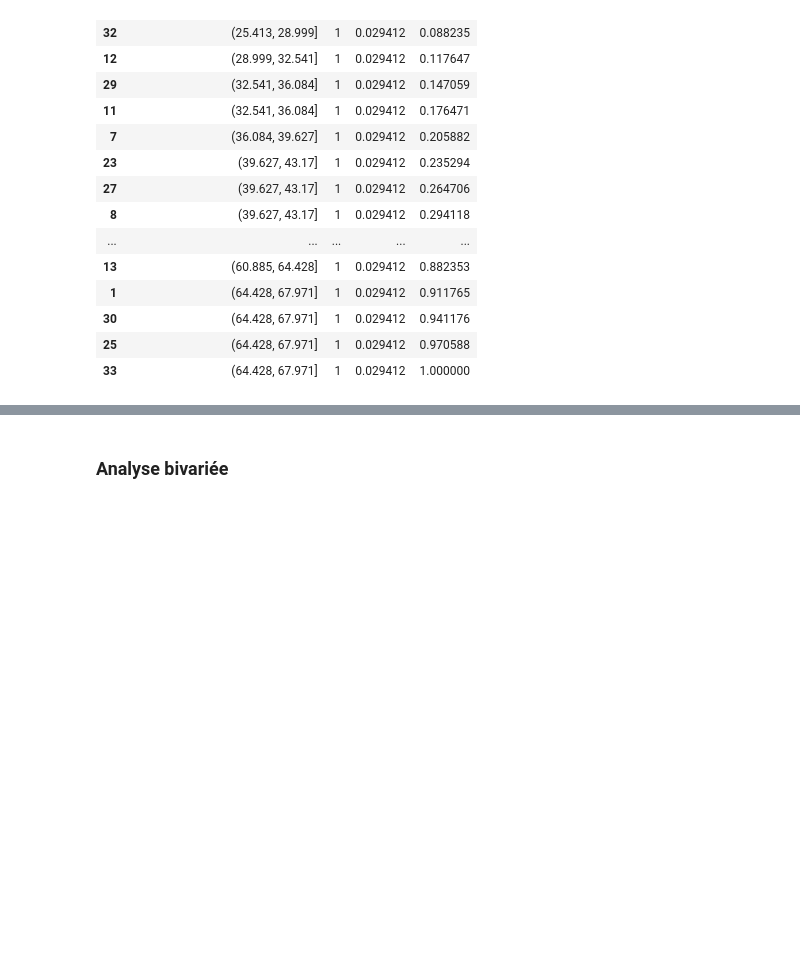
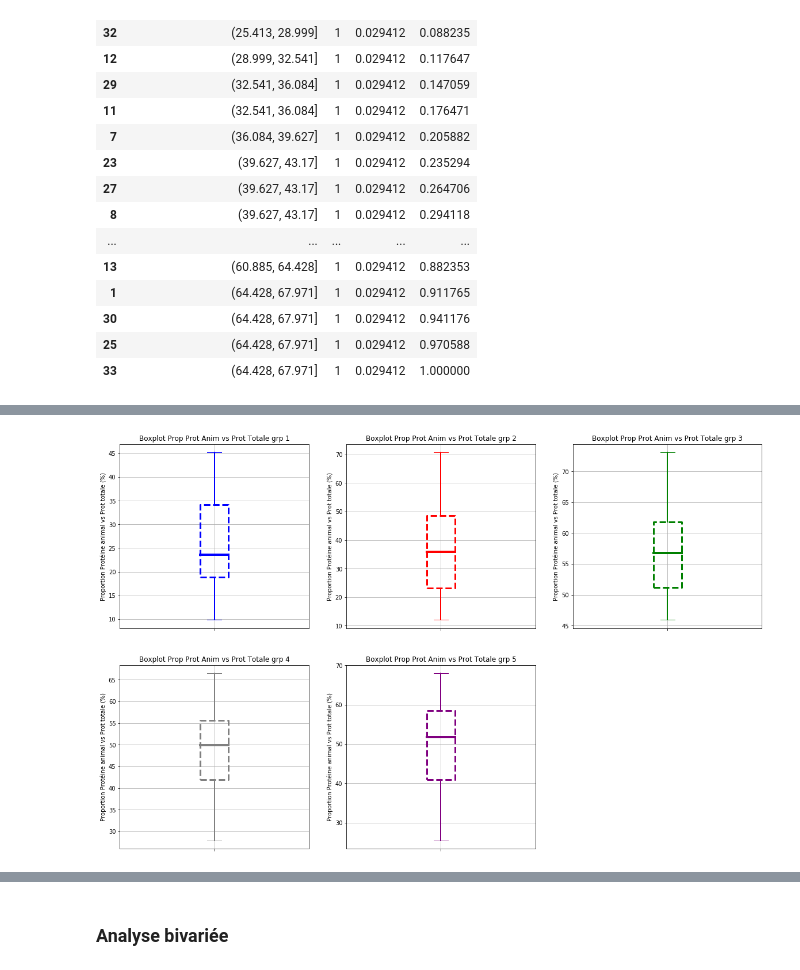
Before and after one commit to Silvock/project_5_prod_market_study, a Jupyter notebook: notebook/Exercice5.ipynb, the cells around one changed output, grey strips where cells are left out. Cells and saved outputs as stored; diff of their text form; code cells hidden in the pictures; blank space fills up the shorter version.

```diff
--- a/notebook/Exercice5.ipynb
+++ b/notebook/Exercice5.ipynb
@@ -1612,0 +1810,94 @@ Variable Proportion de protéines d'origine animale par rapport à la quantité
+# %%
+figure = plt.figure(figsize=(20,20))
+plt.tight_layout()
+plot_df_groupe1= plt.subplot(3,3,1)
+BoxplotElements = df_groupe1.boxplot(column="Proportion de protéines d'origine animale par rapport à la quantité totale de protéines dans la disponibilité alimentaire du pays (%)", showfliers=False,return_type='dict')
+plot_df_groupe1.set_title('Boxplot Prop Prot Anim vs Prot Totale grp 1')
+plot_df_groupe1.set_ylabel('Proportion Protéine animal vs Prot totale (%)')
+plot_df_groupe1.xaxis.set_ticklabels('')
+for element in BoxplotElements['medians']:
+    element.set_color('blue')
+    element.set_linewidth(4)
+for element in BoxplotElements['boxes']:
+    element.set_color('blue')
+    element.set_linewidth(3)
+    element.set_linestyle('dashed')
+for element in BoxplotElements['whiskers']:
+    element.set_color('blue')
+    element.set_linewidth(2)
+for element in BoxplotElements['caps']:
+    element.set_color('blue')
+
+plot_df_groupe2= plt.subplot(3,3,2)
+BoxplotElements = df_groupe2.boxplot(column="Proportion de protéines d'origine animale par rapport à la quantité totale de protéines dans la disponibilité alimentaire du pays (%)", showfliers=False,return_type='dict')
+plot_df_groupe2.set_title('Boxplot Prop Prot Anim vs Prot Totale grp 2')
+plot_df_groupe2.set_ylabel('Proportion Protéine animal vs Prot totale (%)')
+plot_df_groupe2.xaxis.set_ticklabels('')
+for element in BoxplotElements['medians']:
+    element.set_color('red')
+    element.set_linewidth(4)
+for element in BoxplotElements['boxes']:
+    element.set_color('red')
+    element.set_linewidth(3)
+    element.set_linestyle('dashed')
+for element in BoxplotElements['whiskers']:
+    element.set_color('red')
+    element.set_linewidth(2)
+for element in BoxplotElements['caps']:
+    element.set_color('red')
+
+plot_df_groupe3= plt.subplot(3,3,3)
+BoxplotElements = df_groupe3.boxplot(column="Proportion de protéines d'origine animale par rapport à la quantité totale de protéines dans la disponibilité alimentaire du pays (%)", showfliers=False,return_type='dict')
+plot_df_groupe3.set_title('Boxplot Prop Prot Anim vs Prot Totale grp 3')
+plot_df_groupe3.set_ylabel('Proportion Protéine animal vs Prot totale (%)')
+plot_df_groupe3.xaxis.set_ticklabels('')
+for element in BoxplotElements['medians']:
+    element.set_color('green')
+    element.set_linewidth(4)
+for element in BoxplotElements['boxes']:
+    element.set_color('green')
+    element.set_linewidth(3)
+    element.set_linestyle('dashed')
+for element in BoxplotElements['whiskers']:
+    element.set_color('green')
+    element.set_linewidth(2)
+for element in BoxplotElements['caps']:
+    element.set_color('green')
+
+plot_df_groupe4= plt.subplot(3,3,4)
+BoxplotElements = df_groupe4.boxplot(column="Proportion de protéines d'origine animale par rapport à la quantité totale de protéines dans la disponibilité alimentaire du pays (%)", showfliers=False,return_type='dict')
+plot_df_groupe4.set_title('Boxplot Prop Prot Anim vs Prot Totale grp 4')
+plot_df_groupe4.set_ylabel('Proportion Protéine animal vs Prot totale (%)')
+plot_df_groupe4.xaxis.set_ticklabels('')
+for element in BoxplotElements['medians']:
+    element.set_color('grey')
+    element.set_linewidth(4)
+for element in BoxplotElements['boxes']:
+    element.set_color('grey')
+    element.set_linewidth(3)
+    element.set_linestyle('dashed')
+for element in BoxplotElements['whiskers']:
+    element.set_color('grey')
+    element.set_linewidth(2)
+for element in BoxplotElements['caps']:
+    element.set_color('grey')
+
+plot_df_groupe5= plt.subplot(3,3,5)
+BoxplotElements = df_groupe5.boxplot(column="Proportion de protéines d'origine animale par rapport à la quantité totale de protéines dans la disponibilité alimentaire du pays (%)", showfliers=False,return_type='dict')
+plot_df_groupe5.set_title('Boxplot Prop Prot Anim vs Prot Totale grp 5')
+plot_df_groupe5.set_ylabel('Proportion Protéine animal vs Prot totale (%)')
+plot_df_groupe5.xaxis.set_ticklabels('')
+for element in BoxplotElements['medians']:
+    element.set_color('purple')
+    element.set_linewidth(4)
+for element in BoxplotElements['boxes']:
+    element.set_color('purple')
+    element.set_linewidth(3)
+    element.set_linestyle('dashed')
+for element in BoxplotElements['whiskers']:
+    element.set_color('purple')
+    element.set_linewidth(2)
+for element in BoxplotElements['caps']:
+    element.set_color('purple')
+# %% [output]
+[figure, added]
```
Also changed, not shown: parts of 53 cells of this notebook, 1 other file.
